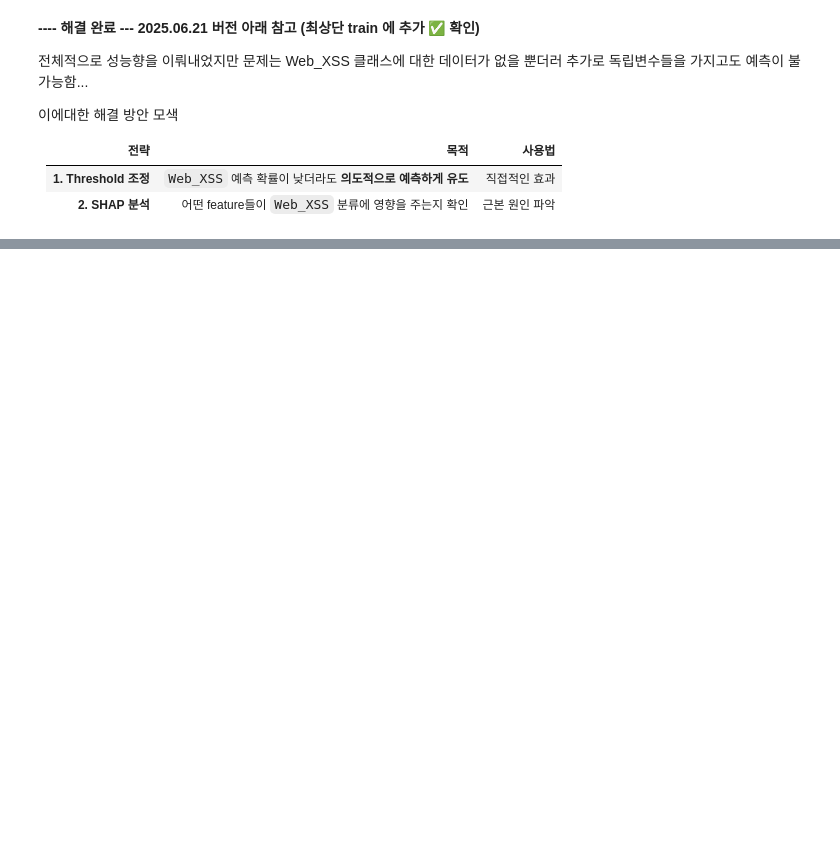
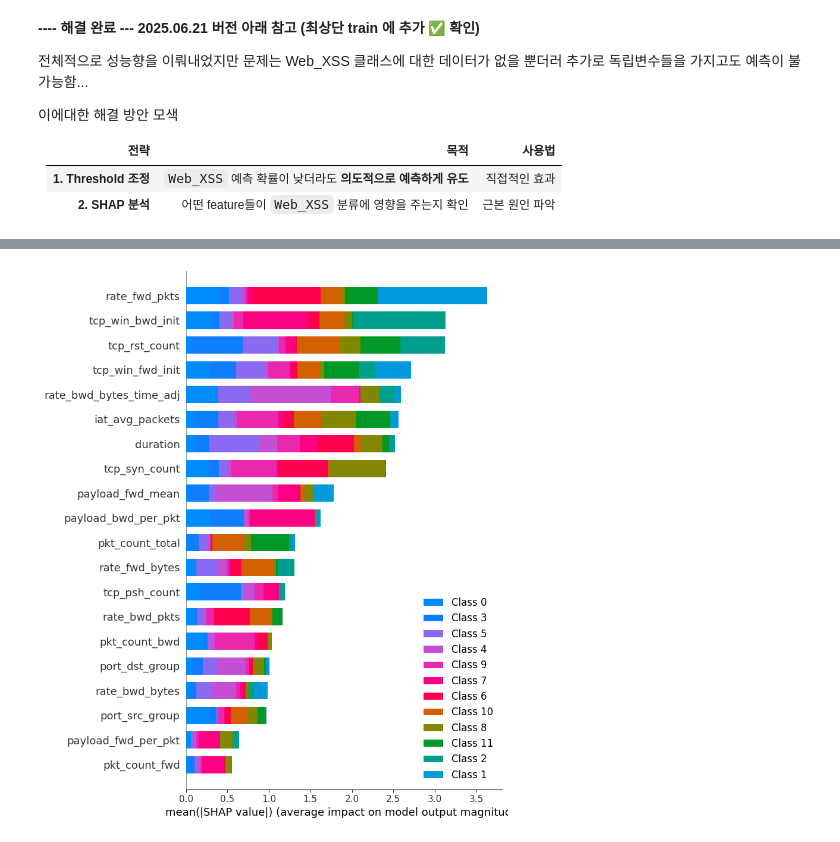
Before and after one commit to oh-seok-ju/DACON, a Jupyter notebook: 데이콘_해킹분석1차.ipynb, the cells around one changed output, grey strips where cells are left out. Drawn from its saved outputs; the diff is of its cells as text; code cells hidden in the pictures; blank space fills up the shorter version.

Commit message:
27일차 - SHAP 분석 및 파라미터 수정
SHAP 분석을 통해 결과 분석 및 모델 성능향상을 위한 시도

```diff
--- a/데이콘_해킹분석1차.ipynb
+++ b/데이콘_해킹분석1차.ipynb
@@ -929,0 +1031,25 @@ Accuracy: 0.9771
+# %%
+import shap
+import numpy as np
+import pandas as pd
+
+# 샘플링
+X_train_sample = X_train_res.sample(n=1000, random_state=42)
+X_val_sample = X_val.sample(n=1000, random_state=42)
+
+# SHAP 계산
+explainer = shap.TreeExplainer(model)
+shap_value_train = explainer.shap_values(X_train_sample)
+shap_value_val = explainer.shap_values(X_val_sample)
+
+# 구조 확인
+if isinstance(shap_value_train, list):
+    mean_shap_train = np.mean(np.stack(shap_value_train, axis=0), axis=0)
+    mean_shap_val = np.mean(np.stack(shap_value_val, axis=0), axis=0)
+else:  # ndarray로 나올 경우 (samples, features, classes)
+    mean_shap_train = np.mean(shap_value_train, axis=2)
+    mean_shap_val = np.mean(shap_value_val, axis=2)
+
+# DataFrame 변환
+df_shap_train = pd.DataFrame(mean_shap_train, columns=X_train_sample.columns)
+df_shap_test = pd.DataFrame(mean_shap_val, columns=X_val_sample.columns)
@@ -929,0 +1081,7 @@ Accuracy: 0.9771
+# %%
+# 전체 클래스 SHAP 평균 기반 summary plot
+import matplotlib.pyplot as plt
+
+shap.summary_plot(shap_value_train, X_train_sample, plot_type='bar')
+# %% [output]
+[figure, added]
```
Also changed, not shown: parts of 27 cells of this notebook.
